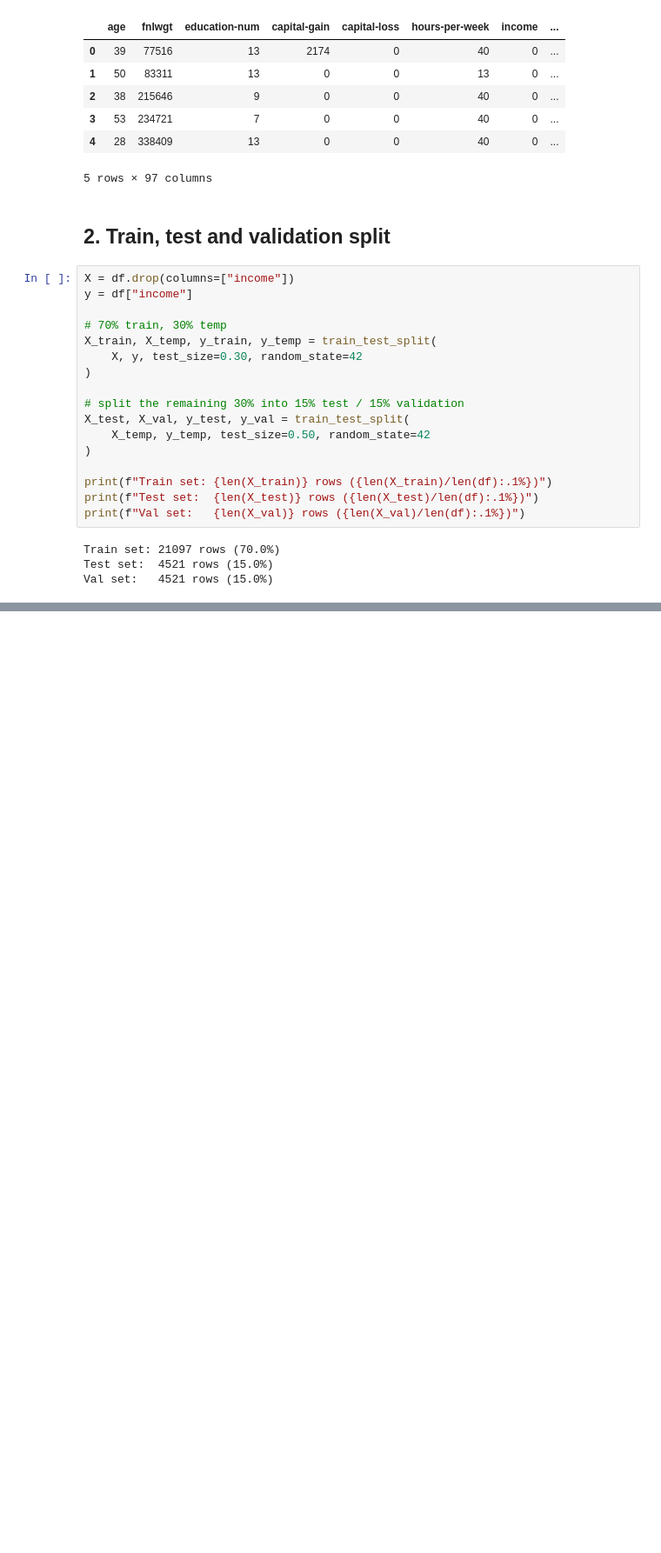
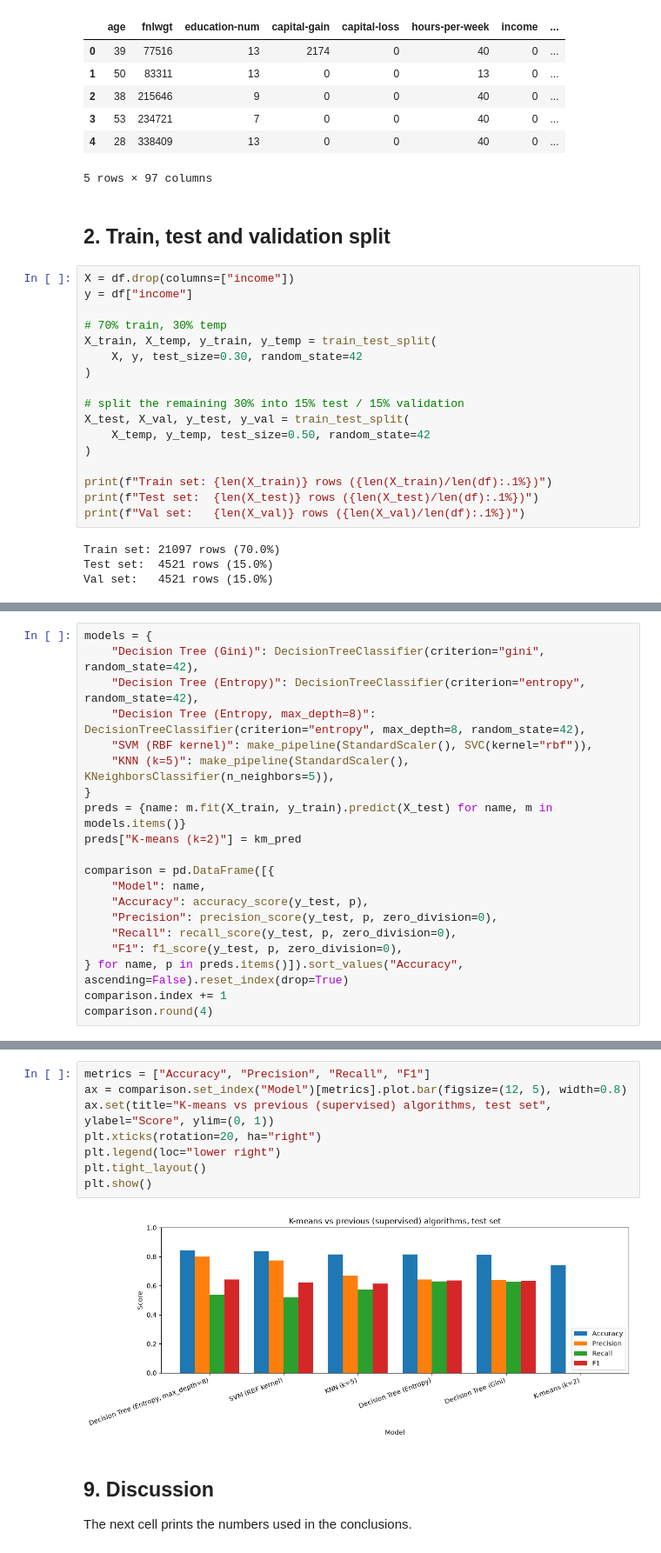
Before and after one commit to HyuseCS/CS412_Elec1, a Jupyter notebook: Week 10/Lab_Work/Legaspi_Week_10.ipynb, the cells around one changed output, grey strips where cells are left out. Shown at 87% size. Cells and saved outputs as stored; diff of their text form; blank space fills up the shorter version.

```diff
--- a/Week 10/Lab_Work/Legaspi_Week_10.ipynb
+++ b/Week 10/Lab_Work/Legaspi_Week_10.ipynb
@@ -153,0 +284,20 @@ Majority class baseline (test): 74.14%
+# %%
+models = {
+    "Decision Tree (Gini)": DecisionTreeClassifier(criterion="gini", random_state=42),
+    "Decision Tree (Entropy)": DecisionTreeClassifier(criterion="entropy", random_state=42),
+    "Decision Tree (Entropy, max_depth=8)": DecisionTreeClassifier(criterion="entropy", max_depth=8, random_state=42),
+    "SVM (RBF kernel)": make_pipeline(StandardScaler(), SVC(kernel="rbf")),
+    "KNN (k=5)": make_pipeline(StandardScaler(), KNeighborsClassifier(n_neighbors=5)),
+}
+preds = {name: m.fit(X_train, y_train).predict(X_test) for name, m in models.items()}
+preds["K-means (k=2)"] = km_pred
+
+comparison = pd.DataFrame([{
+    "Model": name,
+    "Accuracy": accuracy_score(y_test, p),
+    "Precision": precision_score(y_test, p, zero_division=0),
+    "Recall": recall_score(y_test, p, zero_division=0),
+    "F1": f1_score(y_test, p, zero_division=0),
+} for name, p in preds.items()]).sort_values("Accuracy", ascending=False).reset_index(drop=True)
+comparison.index += 1
+comparison.round(4)
@@ -153,0 +312,14 @@ Majority class baseline (test): 74.14%
+# %%
+metrics = ["Accuracy", "Precision", "Recall", "F1"]
+ax = comparison.set_index("Model")[metrics].plot.bar(figsize=(12, 5), width=0.8)
+ax.set(title="K-means vs previous (supervised) algorithms, test set", ylabel="Score", ylim=(0, 1))
+plt.xticks(rotation=20, ha="right")
+plt.legend(loc="lower right")
+plt.tight_layout()
+plt.show()
+# %% [output]
+[figure, added]
+# %% [markdown]
+## 9. Discussion
+
+The next cell prints the numbers used in the conclusions.
```
Also changed, not shown: parts of 26 cells of this notebook.
